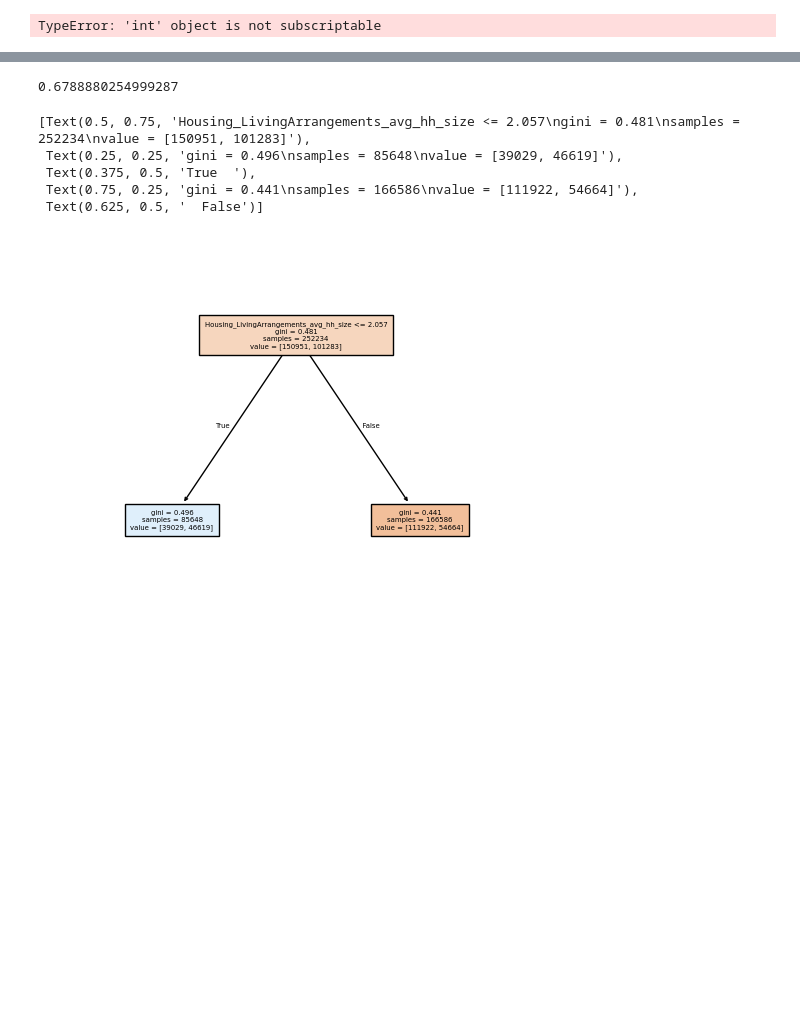
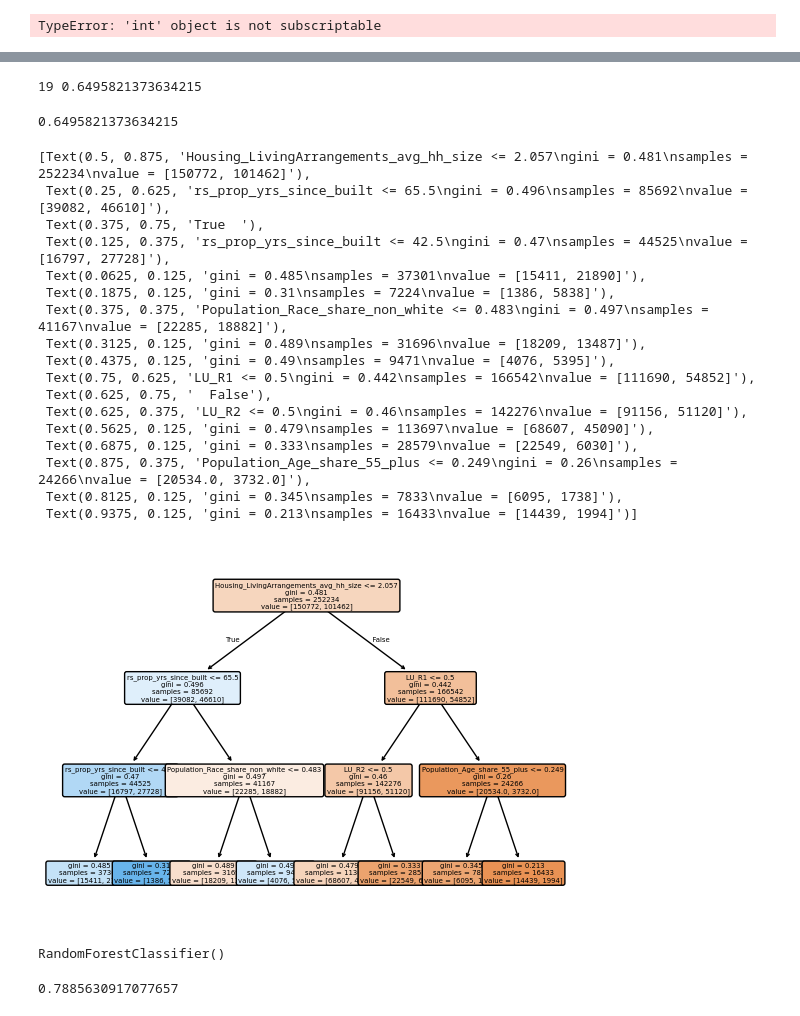
Before and after one commit to shohinis/rentsmart, a Jupyter notebook: decisiontree.ipynb, the cells around one changed output, grey strips where cells are left out. Cells and saved outputs as stored; diff of their text form; code cells hidden in the pictures; blank space fills up the shorter version.

```diff
--- a/decisiontree.ipynb
+++ b/decisiontree.ipynb
@@ -3,7 +3,7 @@ import pandas as pd
 import sklearn
 # %%
 df = pd.read_csv("numeric_prop_census_isd.csv")
-df.drop(columns=["json_mhl_housing_5year", "json_bldg_mhl_housing_5year", "rs_prop_yr_remod"], inplace=True)
+df.drop(columns=["json_mhl_housing_5year", "json_bldg_mhl_housing_5year", "rs_prop_yr_remod", "rs_prop_living_area"], inplace=True)
 def years_since(x):
   return 2026-x
 yr_built_correct = df['rs_prop_yr_built'].map(years_since)
@@ -142,13 +160,49 @@ for depth in range(1, 20):
 # %%
+treeclass = sklearn.tree.DecisionTreeClassifier(max_depth=3)
+treeclass.fit(Xtrain, cytrain)
+# treeclass.score(Xtest, cytest)
+print(depth, treeclass.score(Xtest, cytest))
 treeclass.score(Xtest, cytest)
 # %% [output]
-0.6788880254999287
+19 0.6495821373634215
+0.6495821373634215
 # %%
-sklearn.tree.plot_tree(treeclass, feature_names= X.columns, filled=True, fontsize=5)
+sklearn.tree.plot_tree(treeclass, feature_names= X.columns, filled=True, fontsize=5, rounded=True)
+import graphviz
+# DOT data
+dot_data = treeclass.export_graphviz(clf, out_file=None,
+                                feature_names=X.columns,
+                                class_names=iris.target_names,
+                                filled=True)
+
+# Draw graph
+graph = graphviz.Source(dot_data, format="png")
+graph
 # %% [output]
-[Text(0.5, 0.75, 'Housing_LivingArrangements_avg_hh_size <= 2.057\ngini = 0.481\nsamples = 252234\nvalue = [150951, 101283]'),
- Text(0.25, 0.25, 'gini = 0.496\nsamples = 85648\nvalue = [39029, 46619]'),
- Text(0.375, 0.5, 'True  '),
- Text(0.75, 0.25, 'gini = 0.441\nsamples = 166586\nvalue = [111922, 54664]'),
- Text(0.625, 0.5, '  False')]
+[Text(0.5, 0.875, 'Housing_LivingArrangements_avg_hh_size <= 2.057\ngini = 0.481\nsamples = 252234\nvalue = [150772, 101462]'),
+ Text(0.25, 0.625, 'rs_prop_yrs_since_built <= 65.5\ngini = 0.496\nsamples = 85692\nvalue = [39082, 46610]'),
+ Text(0.375, 0.75, 'True  '),
+ Text(0.125, 0.375, 'rs_prop_yrs_since_built <= 42.5\ngini = 0.47\nsamples = 44525\nvalue = [16797, 27728]'),
+ Text(0.0625, 0.125, 'gini = 0.485\nsamples = 37301\nvalue = [15411, 21890]'),
+ Text(0.1875, 0.125, 'gini = 0.31\nsamples = 7224\nvalue = [1386, 5838]'),
+ Text(0.375, 0.375, 'Population_Race_share_non_white <= 0.483\ngini = 0.497\nsamples = 41167\nvalue = [22285, 18882]'),
+ Text(0.3125, 0.125, 'gini = 0.489\nsamples = 31696\nvalue = [18209, 13487]'),
+ Text(0.4375, 0.125, 'gini = 0.49\nsamples = 9471\nvalue = [4076, 5395]'),
+ Text(0.75, 0.625, 'LU_R1 <= 0.5\ngini = 0.442\nsamples = 166542\nvalue = [111690, 54852]'),
+ Text(0.625, 0.75, '  False'),
+ Text(0.625, 0.375, 'LU_R2 <= 0.5\ngini = 0.46\nsamples = 142276\nvalue = [91156, 51120]'),
+ Text(0.5625, 0.125, 'gini = 0.479\nsamples = 113697\nvalue = [68607, 45090]'),
+ Text(0.6875, 0.125, 'gini = 0.333\nsamples = 28579\nvalue = [22549, 6030]'),
+ Text(0.875, 0.375, 'Population_Age_share_55_plus <= 0.249\ngini = 0.26\nsamples = 24266\nvalue = [20534.0, 3732.0]'),
+ Text(0.8125, 0.125, 'gini = 0.345\nsamples = 7833\nvalue = [6095, 1738]'),
+ Text(0.9375, 0.125, 'gini = 0.213\nsamples = 16433\nvalue = [14439, 1994]')]
-[figure, old version]
+[figure, new version]
+# %%
+rf = sklearn.ensemble.RandomForestClassifier()
+rf.fit(Xtrain, ytrain)
+# %% [output]
+RandomForestClassifier()
+# %%
+rf.score(Xtest, ytest)
+# %% [output]
+0.7885630917077657
```
Also changed, not shown: parts of 2 cells of this notebook, 8 other files.
